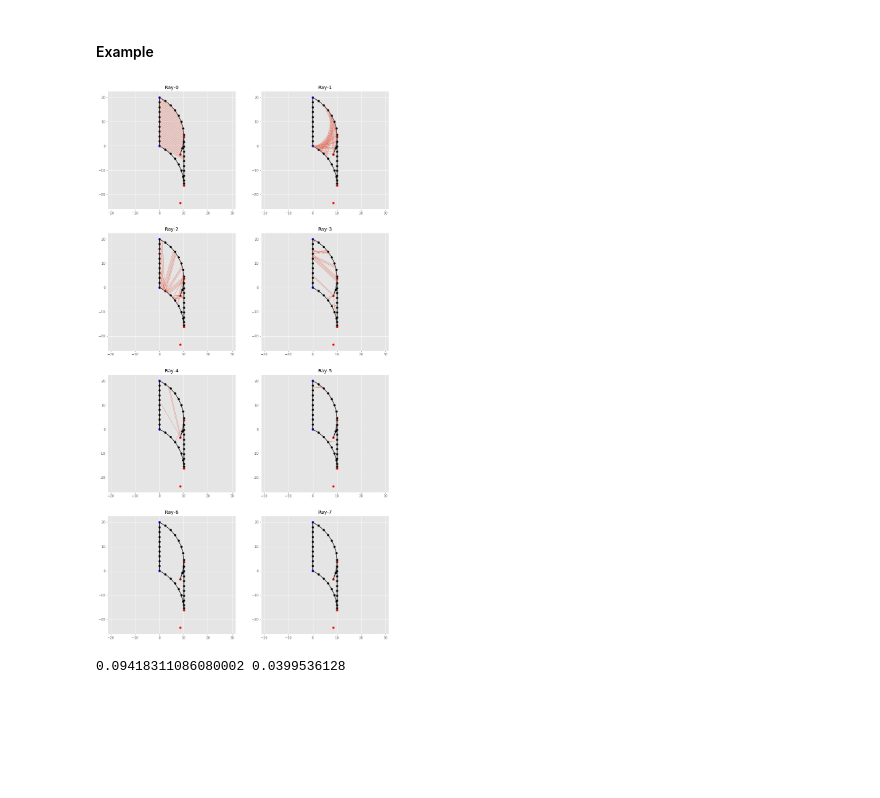
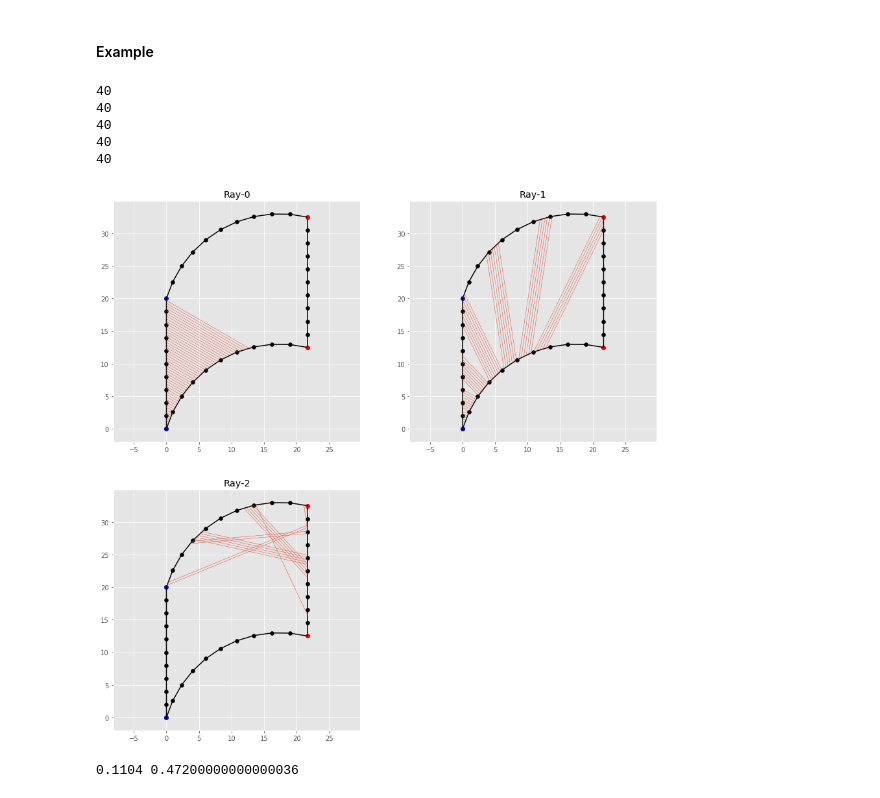
Before and after one commit to TerukiKOJIMA/WindowThermalSpec, a Jupyter notebook: HorizontalBlindAngularProperty.ipynb, the cells around one changed output. Drawn from its saved outputs; the diff is of its cells as text; code cells hidden in the pictures; blank space fills up the shorter version.

```diff
--- a/HorizontalBlindAngularProperty.ipynb
+++ b/HorizontalBlindAngularProperty.ipynb
@@ -809,7 +1104,7 @@ def direction_vector(q, sK):
 # %%
 if __name__ == '__main__':
     #hbl_input( W, d, S, REFUS, REFUD, REFLS, REFLD, psi, phi )
-    hbl = hbl_input( 25., 5., 20., 0.8, 0.8, 0.2, 0.2, -70., 30. )#d<0未考慮, dが大きすぎると下のスラットを貫通する場合がある
+    hbl = hbl_input( 25., 5., 20., 0.8, 0.8, 0.2, 0.2, 30., 30. )#d<0未考慮, dが大きすぎると下のスラットを貫通する場合がある
     #hbl = hbl_input( 25., 0., 20., 0.8, 0.8, 0.2, 0.2, 70., 30. )
 
     # W：スラット幅 (mm)
@@ -856,13 +1151,13 @@ if __name__ == '__main__':
 
     v = direction_vector(q, sK)
 
-    tau_s = specular_reflection(hbl, M, lmax, sK)[0]
-    rho_s = specular_reflection(hbl, M, lmax, sK)[1]
+    tau_s = specular_reflection(hbl, M, q, v, lmax, sK)[0]
+    rho_s = specular_reflection(hbl, M, q, v, lmax, sK)[1]
 
-    p = specular_reflection(hbl, M, lmax, sK)[2]
-    s = specular_reflection(hbl, M, lmax, sK)[3]
+    p = specular_reflection(hbl, M, q, v, lmax, sK)[2]
+    s = specular_reflection(hbl, M, q, v, lmax, sK)[3]
 
-    l = specular_reflection(hbl, M, lmax, sK)[4]
+    l = specular_reflection(hbl, M, q, v, lmax, sK)[4]
 
     #グラフの描画
     gx = np.empty((M, lmax, 2), dtype=object)
@@ -878,32 +1173,37 @@ if __name__ == '__main__':
     fig = plt.figure(figsize = (15, 7.5 * ((l + 1) // 2)))
     plt.style.use('ggplot')
 
     for ll in range(l-1):
         ax[ll] = fig.add_subplot((l+1) // 2, 2, ll + 1)
         ax[ll].set_title('Ray-' + str(ll))
         ax[ll].plot(q[:, 0], q[:, 1], color='k')
         ax[ll].scatter(q[:, 0], q[:, 1], color='k')
 
         ax[ll].scatter(A[0]-Ad[0], A[1]-Ad[1], color='b')
         ax[ll].scatter(B[0]-Ad[0], B[1]-Ad[1], color='r')
         ax[ll].scatter(C[0]-Ad[0], C[1]-Ad[1], color='r')
         ax[ll].scatter(D[0]-Ad[0], D[1]-Ad[1], color='b')
         ax[ll].scatter(Ad[0]-Ad[0], Ad[1]-Ad[1], color='b')
         ax[ll].scatter(Bd[0]-Ad[0], Bd[1]-Ad[1], color='r')
         ax[ll].scatter(Cd[0]-Ad[0], Cd[1]-Ad[1], color='r')
         ax[ll].scatter(Dd[0]-Ad[0], Dd[1]-Ad[1], color='b')
 
         for m in range(M):
             ax[ll].plot(gx[m][ll], gy[m][ll], color='C0', linewidth=0.5)
         #ax.scatter(p[:, 1, 0], p[:, 1, 1], color='C0')
         plt.axis('equal')
 
     plt.show()
 
     #print(sK)
     #print(q)
     #print(v)
     print(tau_s, rho_s)
 # %% [output]
+40
+40
+40
+40
+40
-[figure, old version]
+[figure, new version]
-0.09418311086080002 0.0399536128
+0.1104 0.47200000000000036
```
Also changed, not shown: parts of 46 cells of this notebook.
